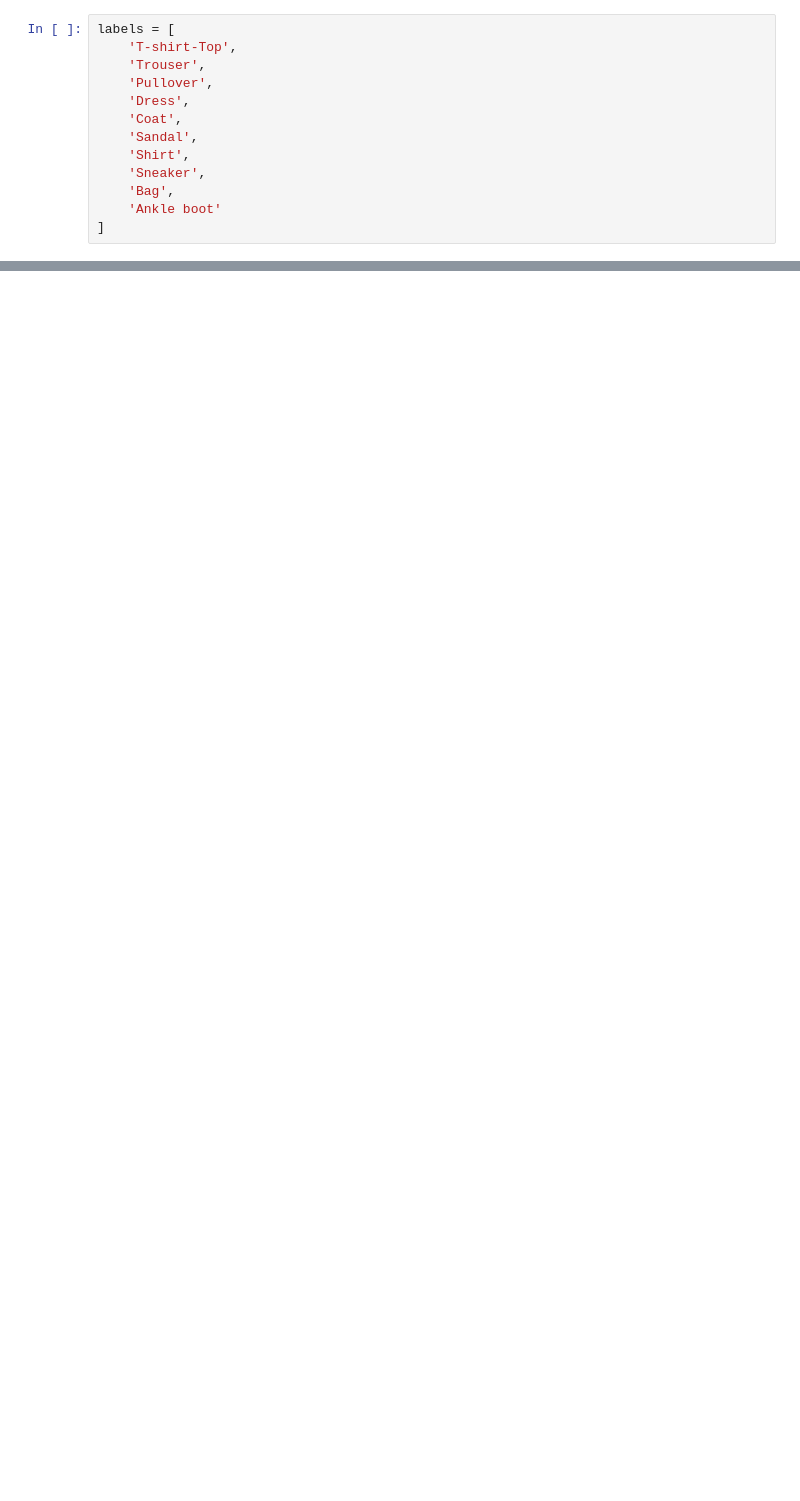
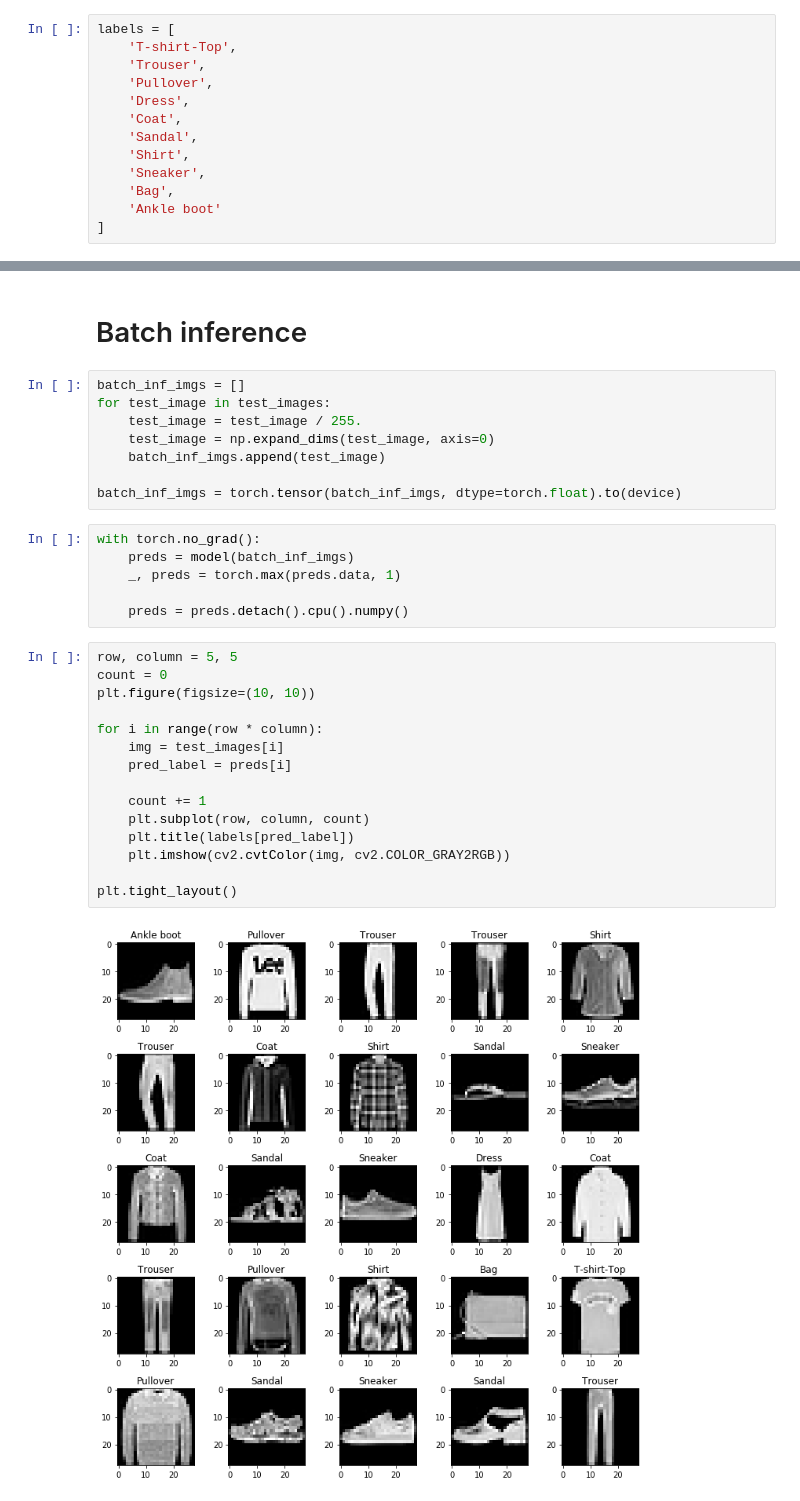
Before and after one commit to edwin-19/torch_fashion_mnist_onnx, a Jupyter notebook: Inference Torch.ipynb, the cells around one changed output, grey strips where cells are left out. Drawn from its saved outputs; the diff is of its cells as text; blank space fills up the shorter version.

```diff
--- a/Inference Torch.ipynb
+++ b/Inference Torch.ipynb
@@ -109,0 +121,33 @@ with torch.no_grad():
+# %% [markdown]
+# Batch inference
+# %%
+batch_inf_imgs = []
+for test_image in test_images:
+    test_image = test_image / 255.
+    test_image = np.expand_dims(test_image, axis=0)
+    batch_inf_imgs.append(test_image)
+
+batch_inf_imgs = torch.tensor(batch_inf_imgs, dtype=torch.float).to(device)
+# %%
+with torch.no_grad():
+    preds = model(batch_inf_imgs)
+    _, preds = torch.max(preds.data, 1)
+
+    preds = preds.detach().cpu().numpy()
+# %%
+row, column = 5, 5
+count = 0
+plt.figure(figsize=(10, 10))
+
+for i in range(row * column):
+    img = test_images[i]
+    pred_label = preds[i]
+
+    count += 1
+    plt.subplot(row, column, count)
+    plt.title(labels[pred_label])
+    plt.imshow(cv2.cvtColor(img, cv2.COLOR_GRAY2RGB))
+
+plt.tight_layout()
+# %% [output]
+[figure, added]
```
Also changed, not shown: parts of 4 cells of this notebook, 4 other files.
